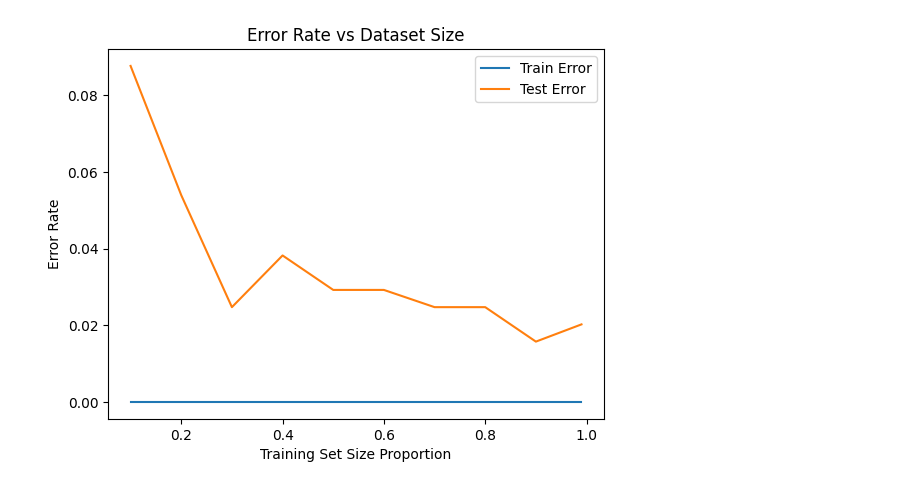
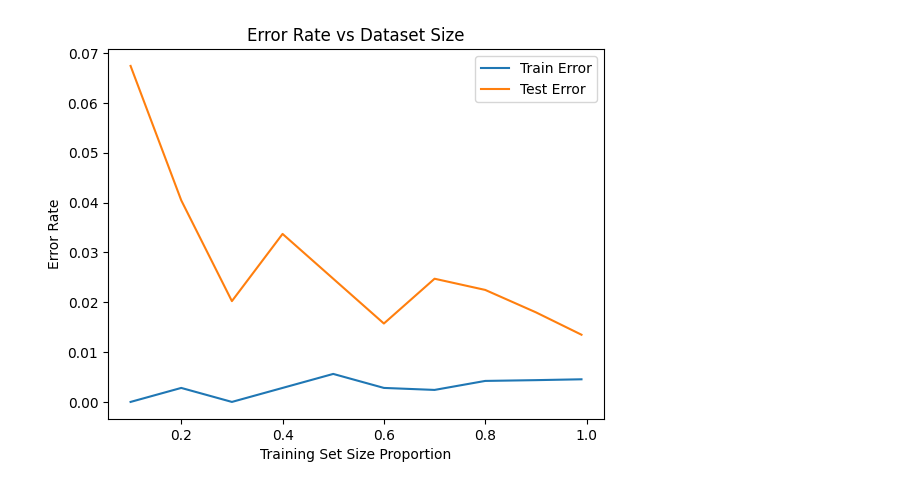
Before and after one commit to HenriqueRBomfim/NLP_AI, a Jupyter notebook: AI.ipynb, the cells around one changed output. Saved outputs shown, nothing was run; the diff lists cells and outputs as text; code cells hidden in the pictures.

```diff
--- a/AI.ipynb
+++ b/AI.ipynb
@@ -155,22 +154,22 @@ Mean Test Accuracy: 0.9683
 # %%
-# Avaliação de desempenho com downsampling do dataset
+# Avaliação de desempenho com downsampling do dataset (Section 4: Dataset Size)
 sample_sizes = [0.1, 0.2, 0.3, 0.4, 0.5, 0.6, 0.7, 0.8, 0.9, 0.99]
 train_errors, test_errors = [], []
 
 for size in sample_sizes:
-    X_train_sample, _, y_train_sample, _ = train_test_split(X_train_bow, y_train, train_size=size, stratify=y_train)
+    X_train_sample, _, y_train_sample, _ = train_test_split(X_train_tfidf, y_train, train_size=size, stratify=y_train)
     model = LogisticRegression(max_iter=1000)
     model.fit(X_train_sample, y_train_sample)
     train_errors.append(1 - model.score(X_train_sample, y_train_sample))
-    test_errors.append(1 - model.score(X_test_bow, y_test))
+    test_errors.append(1 - model.score(X_test_tfidf, y_test))
+
+plt.figure()
+plt.plot(sample_sizes, train_errors, label='Train Error')
+plt.plot(sample_sizes, test_errors, label='Test Error')
+plt.xlabel('Training Set Size Proportion')
+plt.ylabel('Error Rate')
+plt.title('Error Rate vs Dataset Size')
+plt.legend()
+plt.show()
+# %% [output]
+[figure, added]
-# %%
-plt.figure()
-plt.plot(sample_sizes, train_errors, label='Train Error')
-plt.plot(sample_sizes, test_errors, label='Test Error')
-plt.xlabel('Training Set Size Proportion')
-plt.ylabel('Error Rate')
-plt.title('Error Rate vs Dataset Size')
-plt.legend()
-plt.show()
-# %% [output]
-[figure, removed]
```
Also changed, not shown: parts of 5 cells of this notebook, 3 other files.
